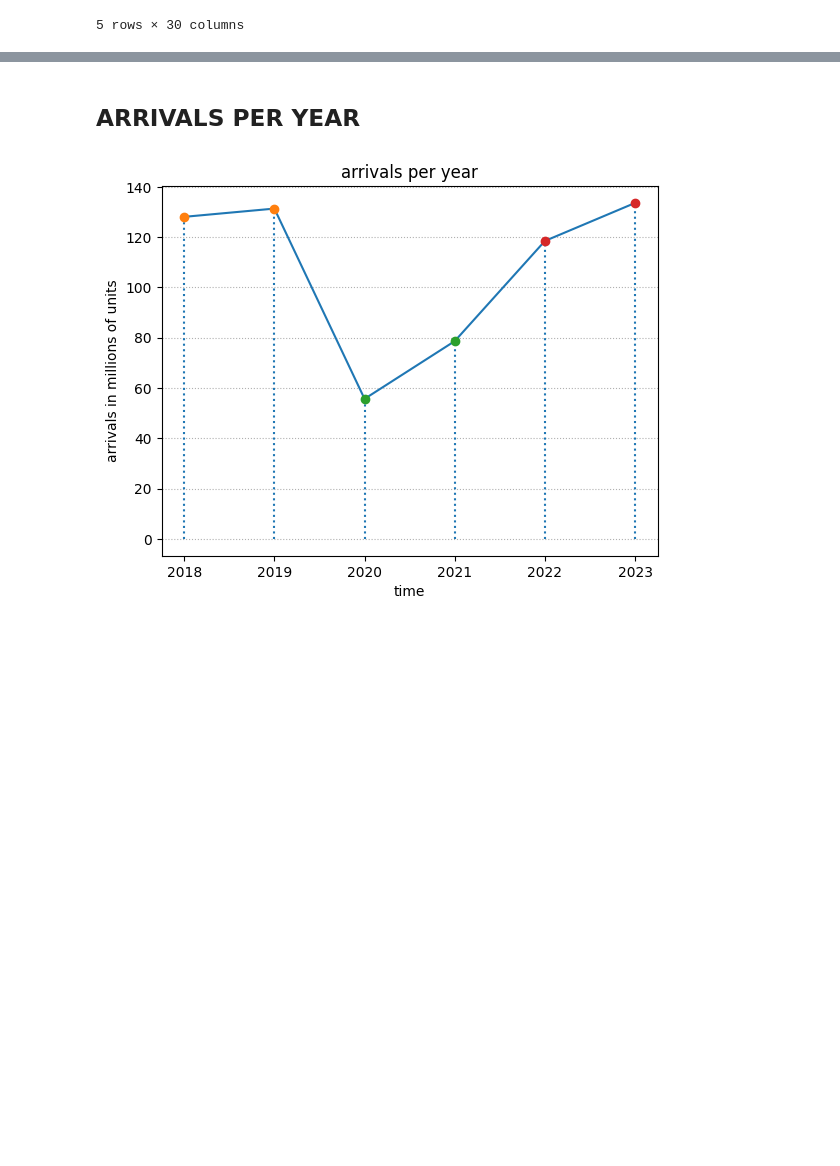
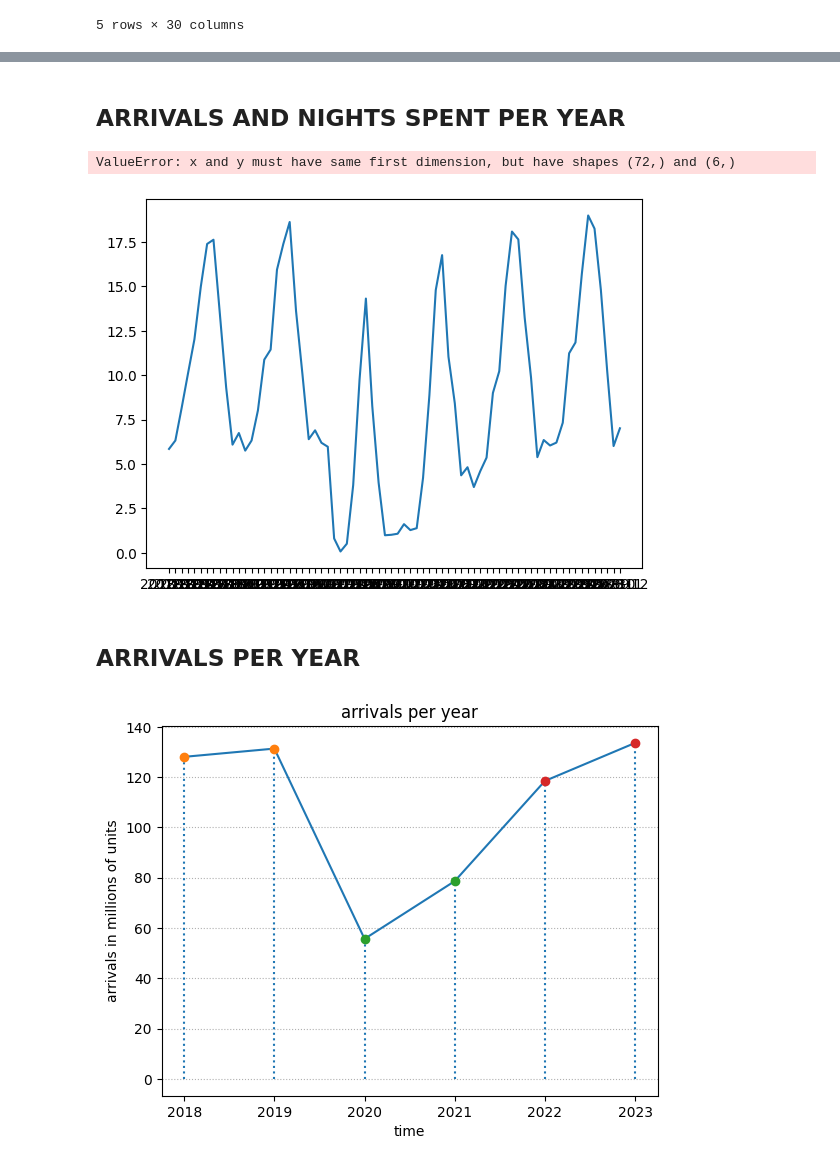
Before and after one commit to T0ls/data-Visualization, a Jupyter notebook: code/index.ipynb, the cells around one changed output, grey strips where cells are left out. Drawn from its saved outputs; the diff is of its cells as text; code cells hidden in the pictures; blank space fills up the shorter version.

```diff
--- a/code/index.ipynb
+++ b/code/index.ipynb
@@ -25,0 +50,2 @@ arrivals.plot.bar()
+# %% [markdown]
+## ARRIVALS AND NIGHTS SPENT PER YEAR
@@ -26,2 +59,7 @@ arrivals.plot.bar()
+# %%
+arrivals.index
+# %% [output]
+ValueError: x and y must have same first dimension, but have shapes (72,) and (6,)
+[figure, added]
 # %% [markdown]
 ## ARRIVALS PER YEAR
```
Also changed, not shown: parts of 5 cells of this notebook.
